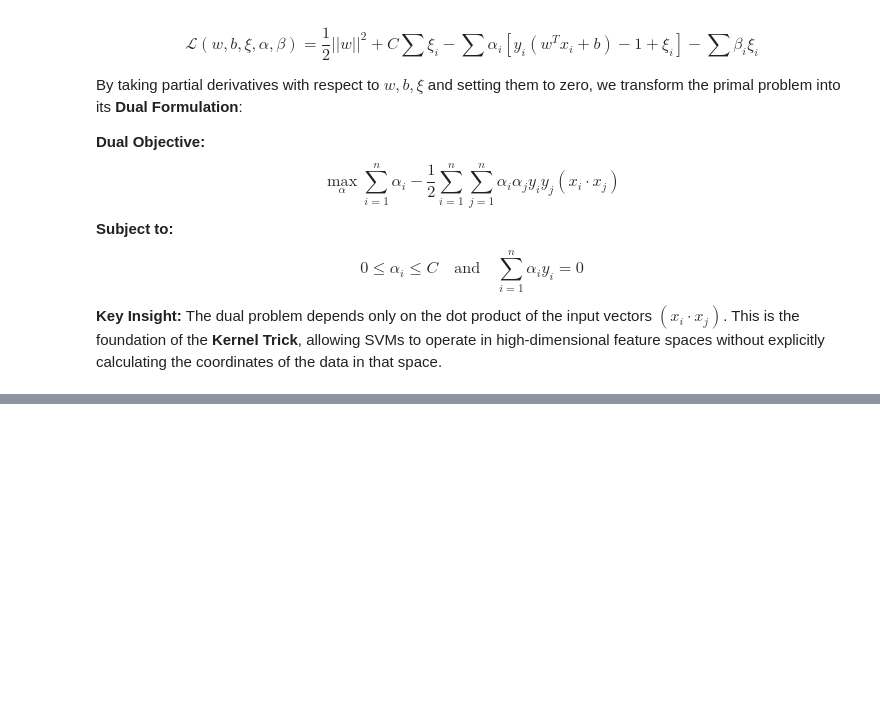
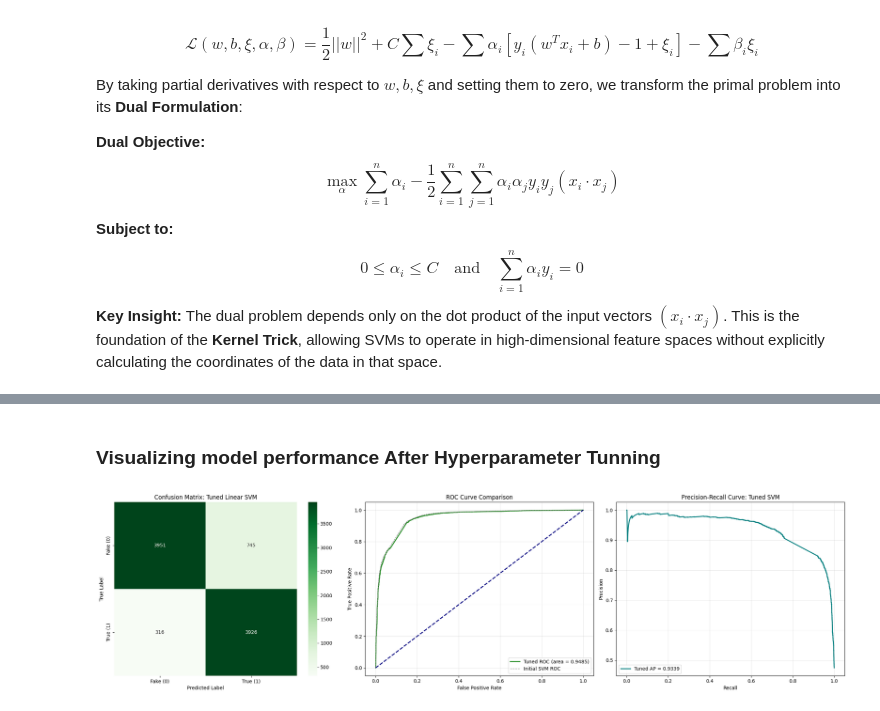
Before and after one commit to rajukarki467/Data-Science-projects, a Jupyter notebook: FakeNewsDetection.ipynb, the cells around one changed output, grey strips where cells are left out. Saved outputs shown, nothing was run; the diff lists cells and outputs as text; code cells hidden in the pictures; blank space fills up the shorter version.

Commit message:
implement and hyparparameter tunning of SVM

```diff
--- a/FakeNewsDetection.ipynb
+++ b/FakeNewsDetection.ipynb
@@ -1578,0 +1717,4 @@ $$0 \le \alpha_i \le C \quad \text{and} \quad \sum_{i=1}^{n} \alpha_i y_i = 0$$
+# %%
+# 3. Fit the grid search to the training data
+print("Starting Linear SVM Hyperparameter Tuning...")
+svm_grid_search.fit(X_train_tfidf, y_train)
@@ -1578,0 +1751,11 @@ $$0 \le \alpha_i \le C \quad \text{and} \quad \sum_{i=1}^{n} \alpha_i y_i = 0$$
+# %%
+# 1. Instantiate the final SVM model with the best parameters found
+# Best Parameters: {'C': 1, 'loss': 'hinge'}
+tuned_svm_model = LinearSVC(C=1, loss='hinge', random_state=42, max_iter=2000)
+# %%
+# 2. Fit the model to the training data
+tuned_svm_model.fit(X_train_tfidf, y_train)
+# %%
+# 3. Generate predictions and decision scores
+tuned_svm_pred = tuned_svm_model.predict(X_test_tfidf)
+tuned_svm_decision_scores = tuned_svm_model.decision_function(X_test_tfidf)
@@ -1578,0 +1795,45 @@ $$0 \le \alpha_i \le C \quad \text{and} \quad \sum_{i=1}^{n} \alpha_i y_i = 0$$
+# %% [markdown]
+### Visualizing model performance After Hyperparameter Tunning
+# %%
+import matplotlib.pyplot as plt
+import seaborn as sns
+from sklearn.metrics import confusion_matrix, roc_curve, auc, precision_recall_curve, average_precision_score
+
+# Create a 1x3 subplot figure for Tuned SVM evaluation
+fig, axes = plt.subplots(1, 3, figsize=(22, 6))
+
+# 1. Confusion Matrix Heatmap
+cm_tuned_svm = confusion_matrix(y_test, tuned_svm_pred)
+sns.heatmap(cm_tuned_svm, annot=True, fmt='d', cmap='Greens', ax=axes[0],
+            xticklabels=['Fake (0)', 'True (1)'],
+            yticklabels=['Fake (0)', 'True (1)'])
+axes[0].set_title('Confusion Matrix: Tuned Linear SVM')
+axes[0].set_xlabel('Predicted Label')
+axes[0].set_ylabel('True Label')
+
+# 2. ROC-AUC Curve
+fpr_t_svm, tpr_t_svm, _ = roc_curve(y_test, tuned_svm_decision_scores)
+roc_auc_t_svm = auc(fpr_t_svm, tpr_t_svm)
+axes[1].plot(fpr_t_svm, tpr_t_svm, color='forestgreen', lw=2, label=f'Tuned ROC (area = {roc_auc_t_svm:.4f})')
+axes[1].plot(fpr_svm, tpr_svm, color='gray', lw=1, linestyle='--', label='Initial SVM ROC')
+axes[1].plot([0, 1], [0, 1], color='navy', lw=2, linestyle='--')
+axes[1].set_xlabel('False Positive Rate')
+axes[1].set_ylabel('True Positive Rate')
+axes[1].set_title('ROC Curve Comparison')
+axes[1].legend(loc='lower right')
+axes[1].grid(alpha=0.3)
+
+# 3. Precision-Recall Curve
+precision_t_svm, recall_t_svm, _ = precision_recall_curve(y_test, tuned_svm_decision_scores)
+ap_t_svm = average_precision_score(y_test, tuned_svm_decision_scores)
+axes[2].plot(recall_t_svm, precision_t_svm, color='teal', lw=2, label=f'Tuned AP = {ap_t_svm:.4f}')
+axes[2].set_xlabel('Recall')
+axes[2].set_ylabel('Precision')
+axes[2].set_title('Precision-Recall Curve: Tuned SVM')
+axes[2].legend(loc='lower left')
+axes[2].grid(alpha=0.3)
+
+plt.tight_layout()
+plt.show()
+# %% [output]
+[figure, added]
```
Also changed, not shown: parts of 66 cells of this notebook.
